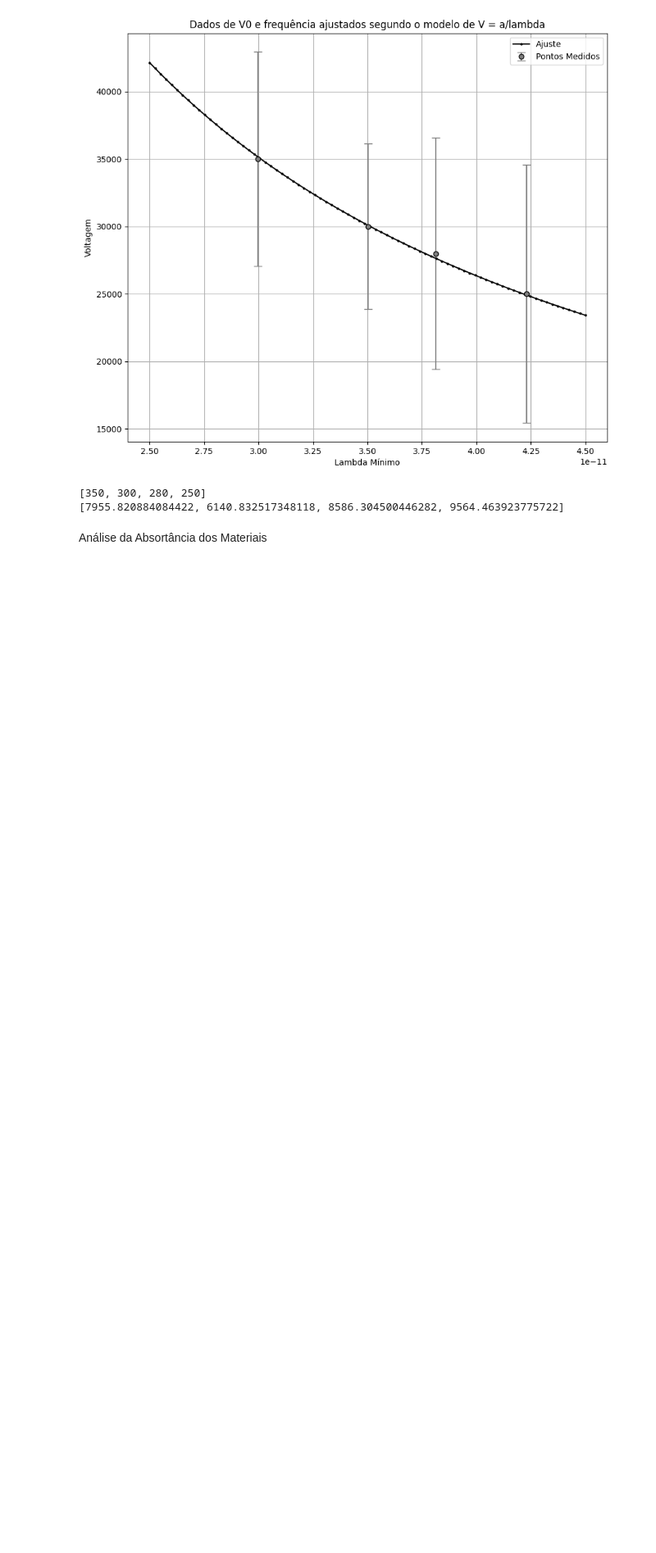
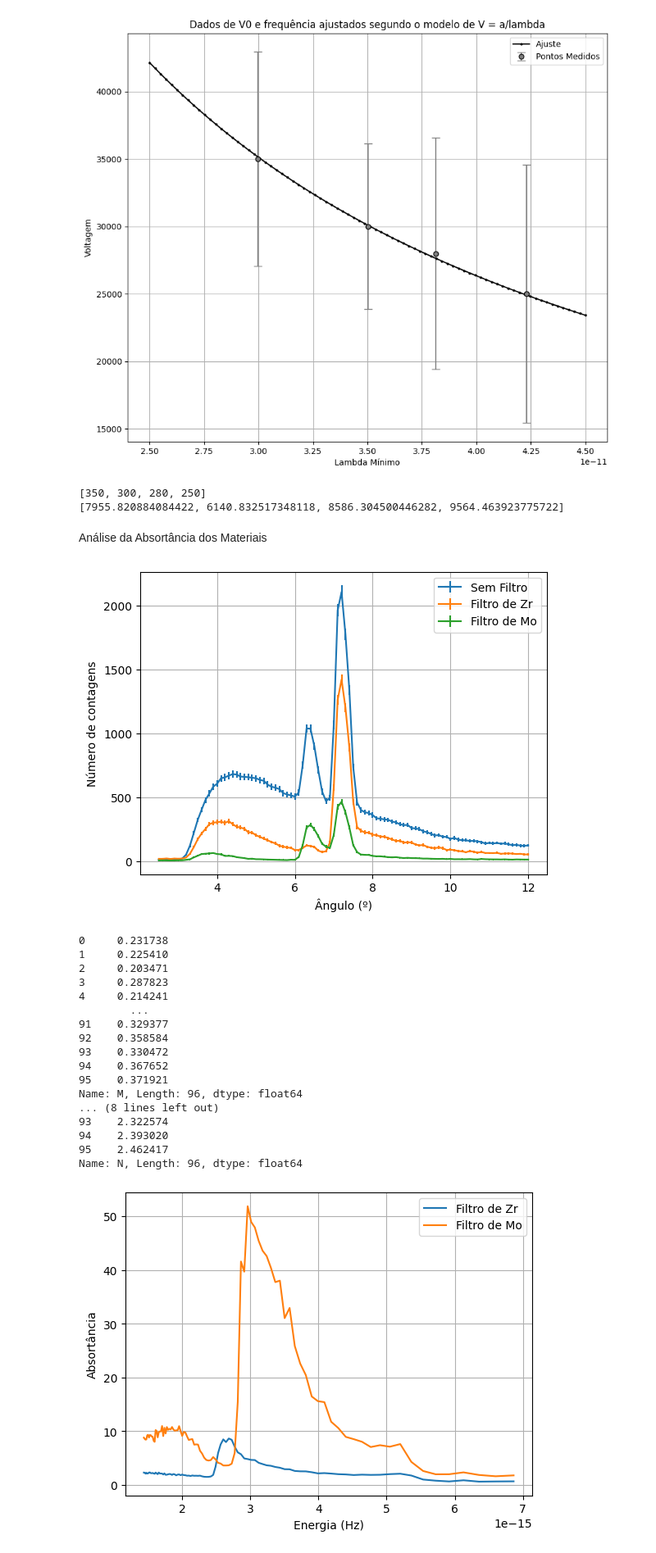
Before and after one commit to DanielDCSS/LabGlither, a Jupyter notebook: OpenLabEX2 VD (1).ipynb, the cells around one changed output. Shown at 82% size. Cells and saved outputs as stored; diff of their text form; code cells hidden in the pictures; blank space fills up the shorter version.

Commit message:
Adicao da absortancia (falta fazer Lambert-Beer)

```diff
--- a/OpenLabEX2 VD (1).ipynb
+++ b/OpenLabEX2 VD (1).ipynb
@@ -15,6 +15,8 @@ df = df.replace({',': '.'}, regex=True)
 hs = pd.read_excel('Planilha do raio-x.xlsx', sheet_name='Hist', header=None, names=['A', 'B'])
 tm = pd.read_excel('Planilha do raio-x.xlsx', sheet_name='TMorto', header=None, names=['A', 'B'])
 tm = tm.replace({',':'.'}, regex=True)
+abs = pd.read_excel('Planilha do raio-x.xlsx', sheet_name='Absortancia', header=None, names=['A','B','C','D'])
+abs = abs.replace({',': '.'}, regex=True)
 print(hs)
 # Incerteza pro angulo == 0.005 Graus, metade da menor divisão
 # %% [output]
@@ -460,7 +462,7 @@ def hgenerator2():
     c = 299792458 # m/s
     h = -poptfin[0]*e/c
     sigma_h = -sig_a*e/c
-    print('h =', h, ' \n Incerteza de h : \n', sigma_h )
+    return h, sigma_h
 
 def sigma_ldmin(theta, delta_theta):
     # Convertendo ângulos para radianos
@@ -496,7 +498,8 @@ sig_a = math.sqrt(pcovfin[0][0])
 
 zoom(2.3, 9, 0, 200)
 print('a =', poptfin[0], ' \n Incerteza do parâmetro a : \n', sig_a )
-hgenerator2()
+h, sigma_h = hgenerator2()
+print('h =', h, ' \n Incerteza de h : \n', sigma_h )
 
 
 dataPlotx = np.linspace(2.5*10**(-11), 4.5*10**(-11), 80)
@@ -530,3 +533,67 @@ h = 5.632500224436815e-34
 [7955.820884084422, 6140.832517348118, 8586.304500446282, 9564.463923775722]
 # %% [markdown]
 Análise da Absortância dos Materiais
+# %%
+# Criando novas colunas com as incertezas dos valores, incluindo a correção do tempo morto.
+abs['E'] = 0.005
+abs['F'] = np.sqrt((np.sqrt(abs['B'])/(1-abs['B']*poptTM2[1])**2)**2 + (((abs['B']*poptTM2[1])/(1-abs['B']*poptTM2[1])**2)*np.sqrt(pcovTM2[1][1]))**2)
+abs['G'] = np.sqrt((np.sqrt(abs['C'])/(1-abs['C']*poptTM2[1])**2)**2 + (((abs['C']*poptTM2[1])/(1-abs['C']*poptTM2[1])**2)*np.sqrt(pcovTM2[1][1]))**2)
+abs['H'] = np.sqrt((np.sqrt(abs['D'])/(1-abs['D']*poptTM2[1])**2)**2 + (((abs['D']*poptTM2[1])/(1-abs['D']*poptTM2[1])**2)*np.sqrt(pcovTM2[1][1]))**2)
+abs['B'] = abs['B']/(1-(pcovTM2[1][1]*abs['B']))
+abs['C'] = abs['C']/(1-(pcovTM2[1][1]*abs['C']))
+abs['D'] = abs['D']/(1-(pcovTM2[1][1]*abs['D']))
+
+# Criando nova coluna no dataframe da absortância que coloca a energia correspondente a cada ângulo, usando o valor de h obtido anteriormente. Também criar a coluna da respectiva incerteza.
+abs['I'] = (h*299792458)/(2*0.282e-9*np.sin(abs['A']*math.pi/180))
+abs['J'] = np.sqrt((299792458*sigma_h/(2*0.282e-9*np.sin(abs['A']*math.pi/180)))**2 + (h*299792458*np.cos(abs['A']*math.pi/180)*abs['E']/(2*0.282e-9*np.sin(abs['A']*math.pi/180))**2)**2)
+
+# Plotando Contagem de Fótons/Segundo em função do Ângulo
+plt.errorbar(abs['A'], abs['B'], abs['F'], abs['E'], label='Sem Filtro')
+plt.errorbar(abs['A'], abs['C'], abs['G'], abs['E'], label='Filtro de Zr')
+plt.errorbar(abs['A'], abs['D'], abs['H'], abs['E'], label='Filtro de Mo')
+plt.xlabel('Ângulo (º)')
+plt.ylabel('Número de contagens')
+plt.grid()
+plt.legend()
+plt.show()
+
+# Calculando a absortância para o Zr e o Mo, bem como suas incertezas
+abs['K'] = abs['B']/abs['C']
+abs['L'] = abs['B']/abs['D']
+abs['M'] = np.sqrt((abs['F']/abs['C'])**2 + (abs['B']*abs['G']/(abs['C'])**2)**2)
+abs['N'] = np.sqrt((abs['F']/abs['D'])**2 + (abs['B']*abs['H']/(abs['D'])**2)**2)
+
+print(abs['M'])
+print(abs['N'])
+# Plotando a absortância em função da energia para o Zr e o Mo
+# plt.errorbar(abs['I'], abs['K'], abs['M'], 0, label='Filtro de Zr')
+# plt.errorbar(abs['I'], abs['L'], abs['N'], 0, label='Filtro de Mo')
+plt.plot(abs['I'], abs['K'], label='Filtro de Zr')
+plt.plot(abs['I'], abs['L'], label='Filtro de Mo')
+plt.xlabel('Energia (Hz)')
+plt.ylabel('Absortância')
+plt.grid()
+plt.legend()
+plt.show()
+
+# Usando a lei de Lambert-Beer para obter a espessura do absorvedor
+# %% [output]
+[figure, added]
+0     0.231738
+1     0.225410
+2     0.203471
+3     0.287823
+4     0.214241
+        ...
+91    0.329377
+92    0.358584
+93    0.330472
+94    0.367652
+95    0.371921
+Name: M, Length: 96, dtype: float64
+... (8 lines left out)
+93    2.322574
+94    2.393020
+95    2.462417
+Name: N, Length: 96, dtype: float64
+[figure, added]
```
Also changed, not shown: parts of 3 cells of this notebook.
